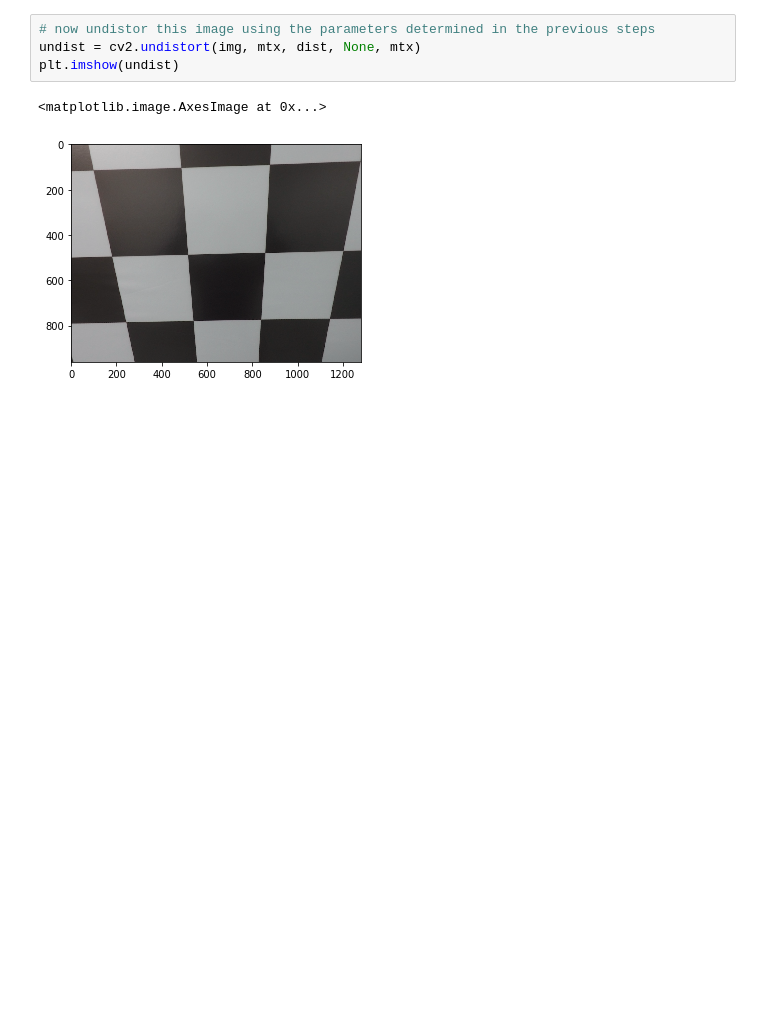
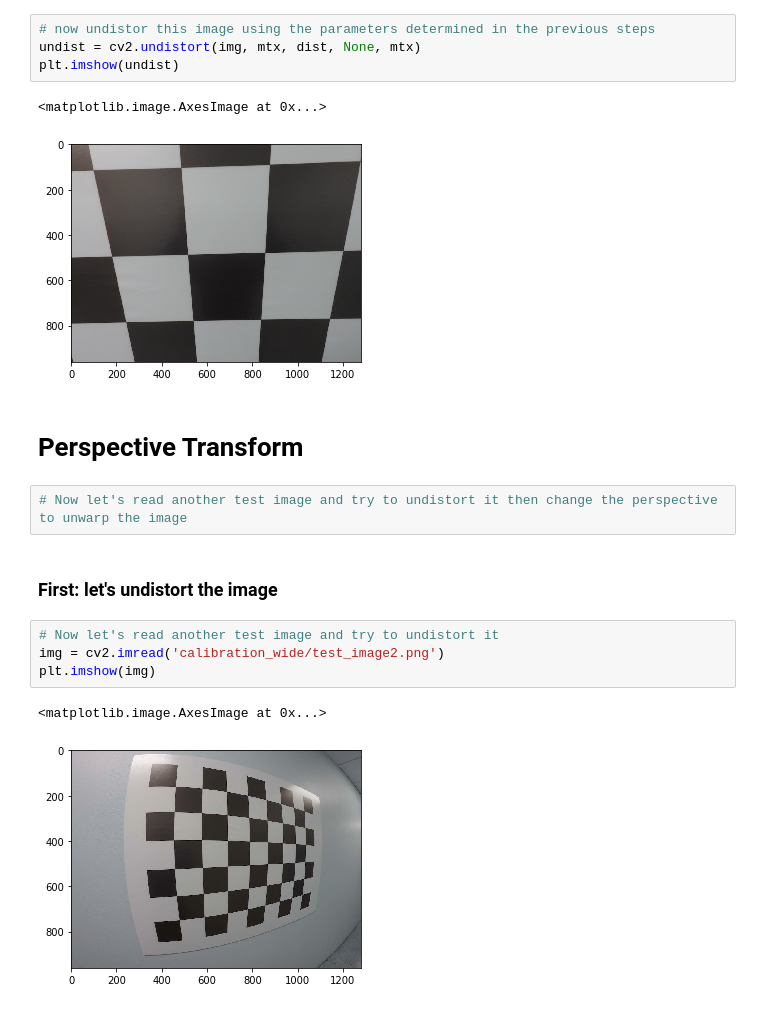
Before and after one commit to magedhassan/Camera-Calibration, a Jupyter notebook: Camera calibration.ipynb, the cells around one changed output. Drawn from its saved outputs; the diff is of its cells as text; blank space fills up the shorter version.

Commit message:
Add code to perform perspective transform

```diff
--- a/Camera calibration.ipynb
+++ b/Camera calibration.ipynb
@@ -181,3 +181,16 @@ plt.imshow(undist)
 # %% [output]
 <matplotlib.image.AxesImage at 0x...>
 [figure]
+# %% [markdown]
+# Perspective Transform
+# %%
+# Now let's read another test image and try to undistort it then change the perspective to unwarp the image
+# %% [markdown]
+### First: let's undistort the image
+# %%
+# Now let's read another test image and try to undistort it
+img = cv2.imread('calibration_wide/test_image2.png')
+plt.imshow(img)
+# %% [output]
+<matplotlib.image.AxesImage at 0x...>
+[figure, added]
```
Also changed, not shown: parts of 6 cells of this notebook, 1 other file.
